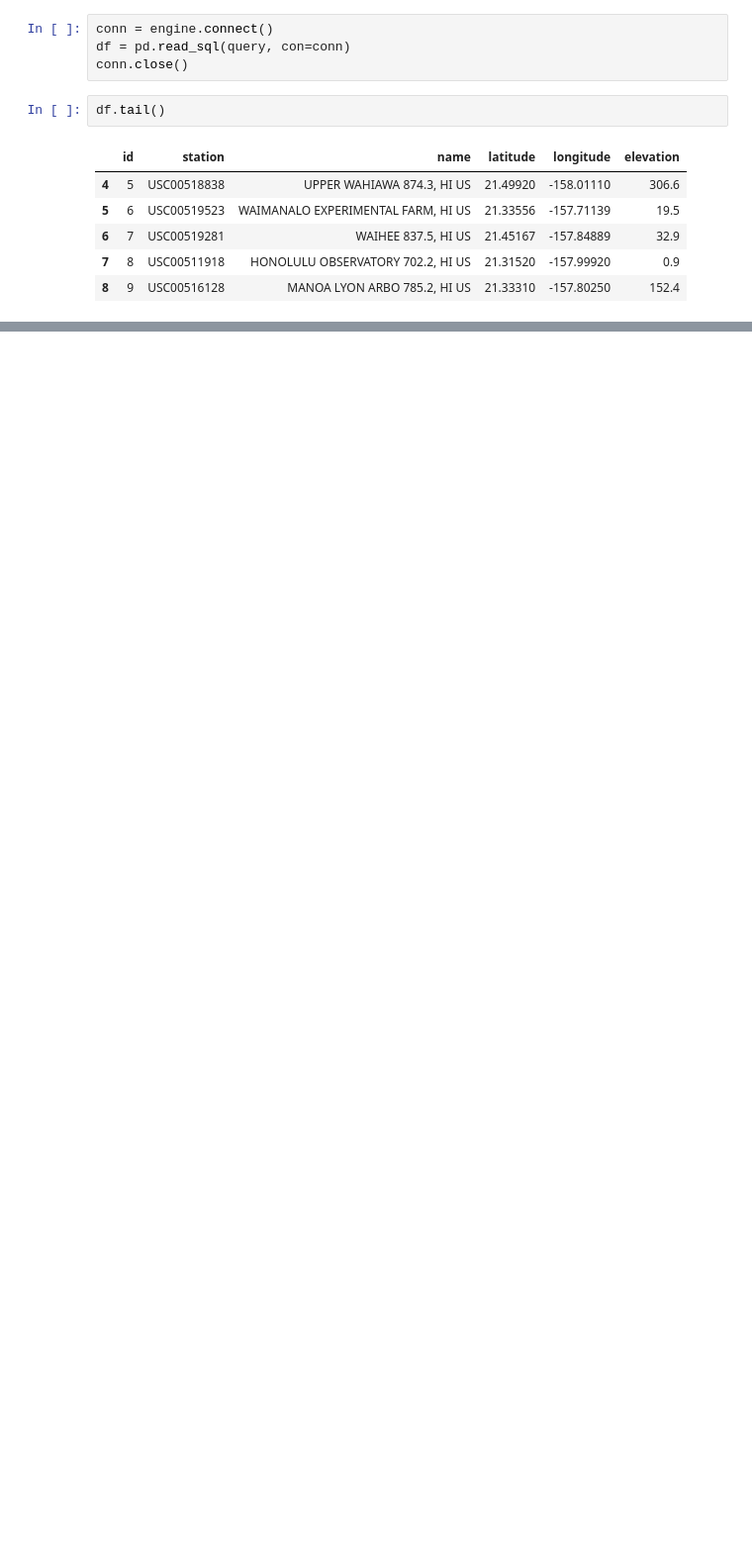
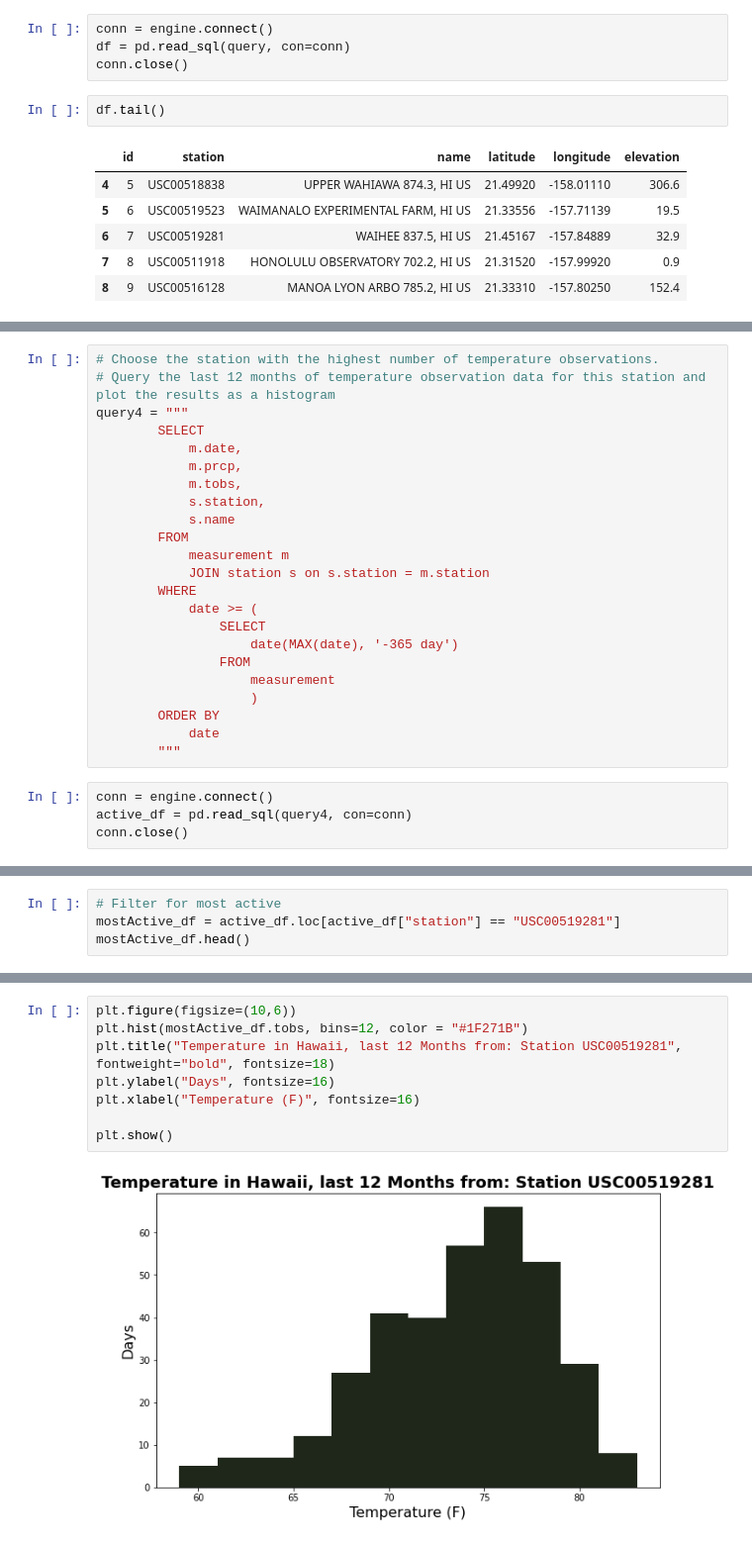
Before and after one commit to RyanPerm/SMU_Homework, a Jupyter notebook: 10_Advanced_Data_Storage_and_Retrieval/jupyter_code.ipynb, the cells around one changed output, grey strips where cells are left out. Shown at 99% size. Cells and saved outputs as stored; diff of their text form; blank space fills up the shorter version.

```diff
--- a/10_Advanced_Data_Storage_and_Retrieval/jupyter_code.ipynb
+++ b/10_Advanced_Data_Storage_and_Retrieval/jupyter_code.ipynb
@@ -156,0 +171,27 @@ daily_normals("01-01")
+# %%
+# Choose the station with the highest number of temperature observations.
+# Query the last 12 months of temperature observation data for this station and plot the results as a histogram
+query4 = """
+        SELECT
+            m.date,
+            m.prcp,
+            m.tobs,
+            s.station,
+            s.name
+        FROM
+            measurement m
+            JOIN station s on s.station = m.station
+        WHERE
+            date >= (
+                SELECT
+                    date(MAX(date), '-365 day')
+                FROM
+                    measurement
+                    )
+        ORDER BY
+            date
+        """
+# %%
+conn = engine.connect()
+active_df = pd.read_sql(query4, con=conn)
+conn.close()
@@ -156,0 +214,4 @@ daily_normals("01-01")
+# %%
+# Filter for most active
+mostActive_df = active_df.loc[active_df["station"] == "USC00519281"]
+mostActive_df.head()
@@ -156,0 +225,10 @@ daily_normals("01-01")
+# %%
+plt.figure(figsize=(10,6))
+plt.hist(mostActive_df.tobs, bins=12, color = "#1F271B")
+plt.title("Temperature in Hawaii, last 12 Months from: Station USC00519281", fontweight="bold", fontsize=18)
+plt.ylabel("Days", fontsize=16)
+plt.xlabel("Temperature (F)", fontsize=16)
+
+plt.show()
+# %% [output]
+[figure, added]
```
Also changed, not shown: parts of 39 cells of this notebook.
